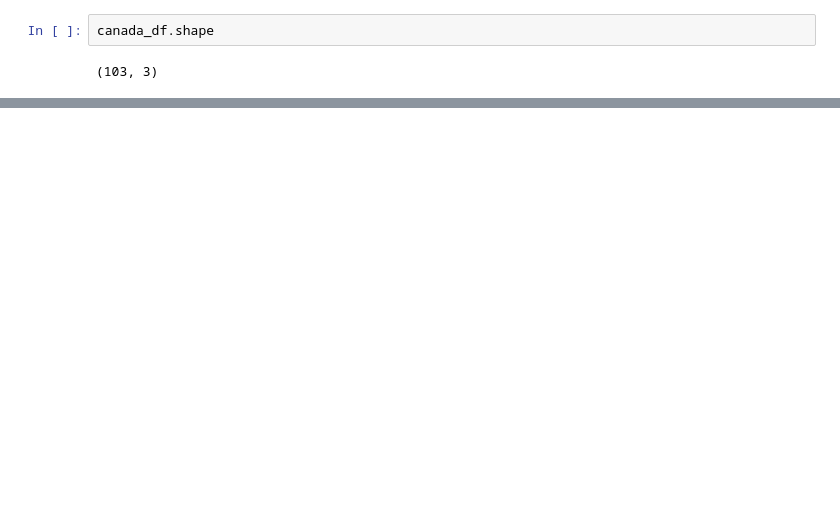
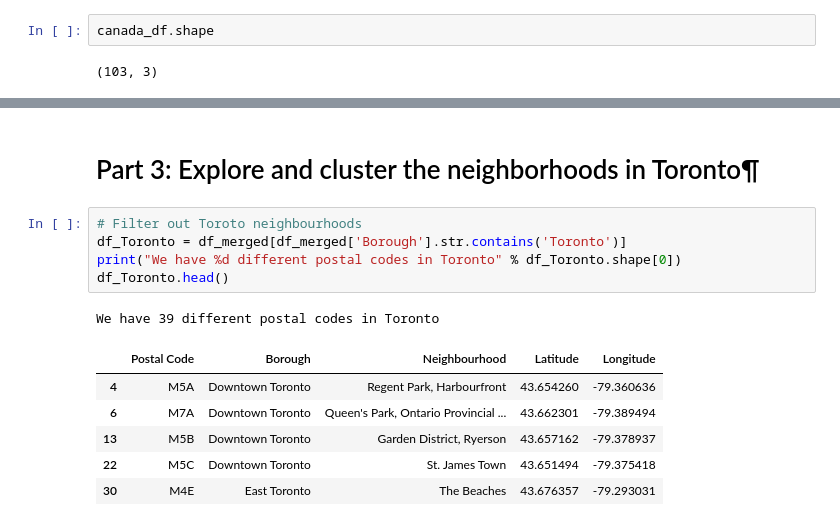
Before and after one commit to ruidongjr/IBM-Applied-Data-Science-Capstone, a Jupyter notebook: week3.ipynb, the cells around one changed output, grey strips where cells are left out. Saved outputs shown, nothing was run; the diff lists cells and outputs as text; blank space fills up the shorter version.

```diff
--- a/week3.ipynb
+++ b/week3.ipynb
@@ -135,0 +198,15 @@ canada_df.shape
+# %% [markdown]
+# Part 3: Explore and cluster the neighborhoods in Toronto¶
+# %%
+# Filter out Toroto neighbourhoods
+df_Toronto = df_merged[df_merged['Borough'].str.contains('Toronto')]
+print("We have %d different postal codes in Toronto" % df_Toronto.shape[0])
+df_Toronto.head()
+# %% [output]
+We have 39 different postal codes in Toronto
+|  | Postal Code | Borough | Neighbourhood | Latitude | Longitude |
+| 4 | M5A | Downtown Toronto | Regent Park, Harbourfront | 43.654260 | -79.360636 |
+| 6 | M7A | Downtown Toronto | Queen's Park, Ontario Provincial ... | 43.662301 | -79.389494 |
+| 13 | M5B | Downtown Toronto | Garden District, Ryerson | 43.657162 | -79.378937 |
+| 22 | M5C | Downtown Toronto | St. James Town | 43.651494 | -79.375418 |
+| 30 | M4E | East Toronto | The Beaches | 43.676357 | -79.293031 |
```
Also changed, not shown: parts of 14 cells of this notebook.
